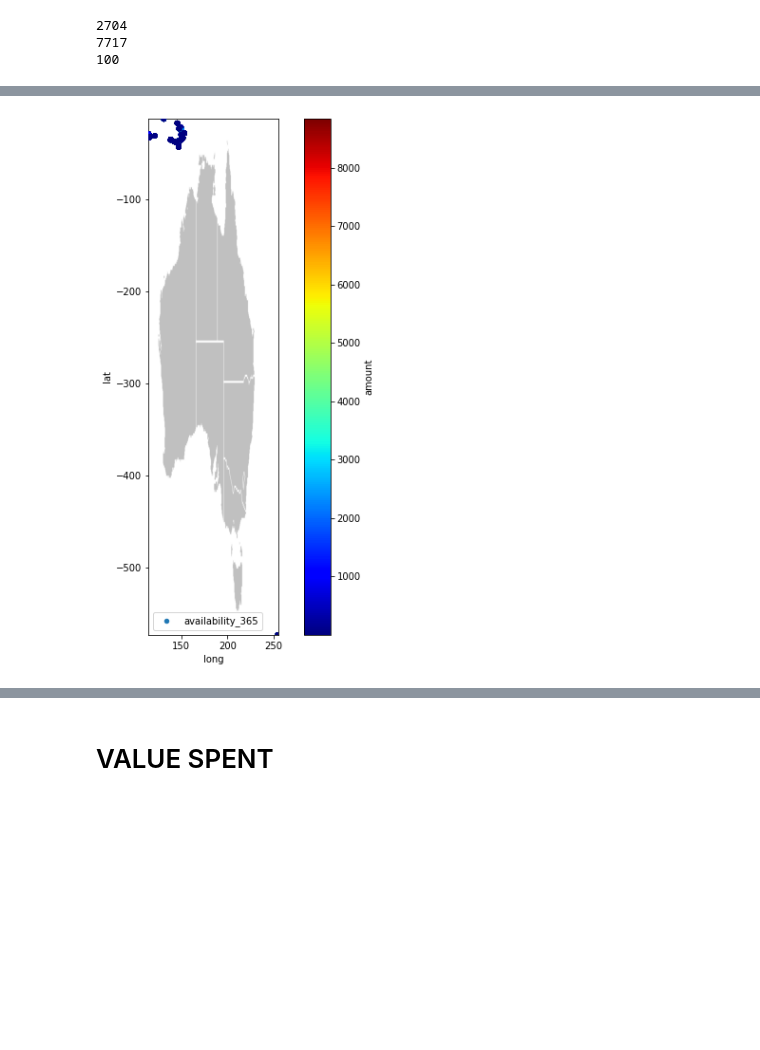
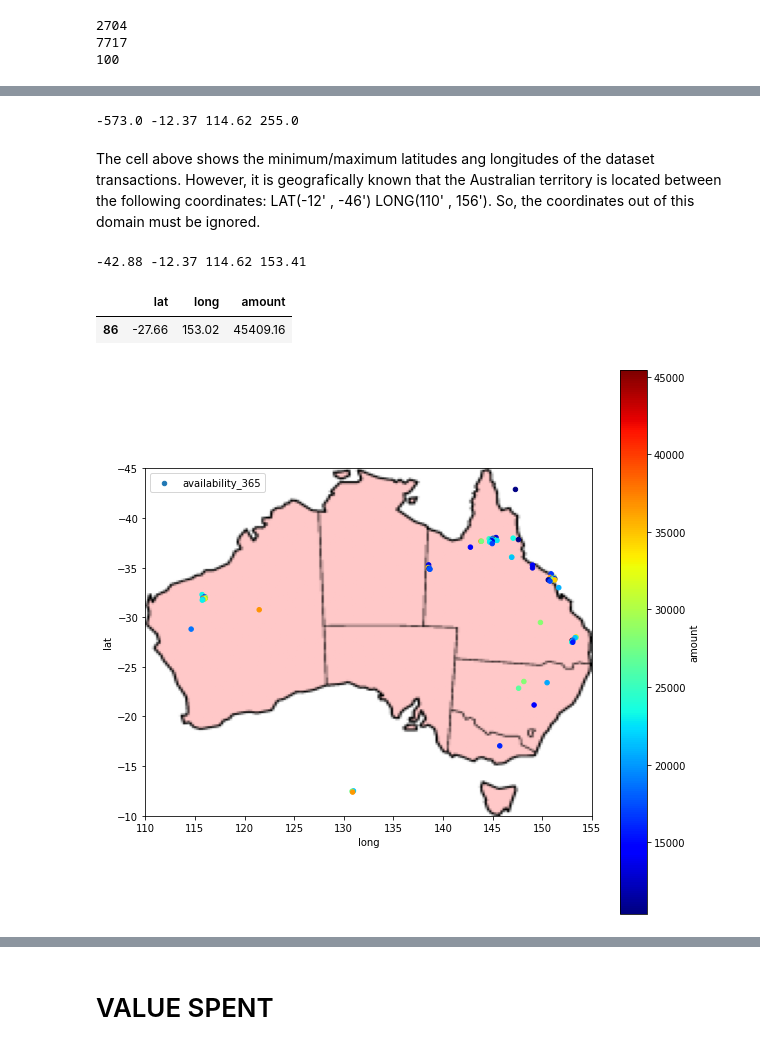
Before and after one commit to jvaragao25/explore, a Jupyter notebook: ANZ.ipynb, the cells around one changed output, grey strips where cells are left out. Cells and saved outputs as stored; diff of their text form; code cells hidden in the pictures; blank space fills up the shorter version.

```diff
--- a/ANZ.ipynb
+++ b/ANZ.ipynb
@@ -1023,16 +968,0 @@ data[['long_lat','amount']].groupby('long_lat').count().sort_values(by='amount',
-# %%
-long=data.long
-new_long=[]
-for i in long:
-  i=str(i)
-  a=i.split(sep='.')[0]
-  new_long.append(a)
-data['long']=new_long
-# %%
-lat=data.lat
-new_lat=[]
-for i in lat:
-  i=str(i)
-  a=i.split(sep='.')[0]
-  new_lat.append(a)
-data['lat']=new_lat
@@ -1116,0 +969,4 @@ viz_4.legend()
+# %%
+data_loc=data[['long','lat','amount']].groupby(['lat','long']).sum()
+data_loc.reset_index(inplace=True)
+data_loc.head()
@@ -1117,18 +980,35 @@ viz_4.legend()
+# %%
+print(data_loc.lat.min(),data_loc.lat.max(),data_loc.long.min(),data_loc.long.max())
+# %% [output]
+-573.0 -12.37 114.62 255.0
+# %% [markdown]
+The cell above shows the minimum/maximum latitudes ang longitudes of the dataset transactions. However, it is geografically known that the Australian territory is located between the following coordinates: LAT(-12' , -46') LONG(110' , 156'). So, the coordinates out of this domain must be ignored.
+# %%
+#EXCLUDING THE ERROR IN THE LAT/LONG DATA
+data_loc=data_loc[(data_loc['lat']>-48) | (data_loc['long']<156)]
+print(data_loc.lat.min(),data_loc.lat.max(),data_loc.long.min(),data_loc.long.max())
+# %% [output]
+-42.88 -12.37 114.62 153.41
+# %%
+data_loc.loc[data_loc['amount']==data_loc.amount.max()]
+# %% [output]
+|  | lat | long | amount |
+| 86 | -27.66 | 153.02 | 45409.16 |
 # %%
 import urllib
 #initializing the figure size
 plt.figure(figsize=(10,10))
 #loading the png NYC image found on Google and saving to my local folder along with the project
-i=urllib.request.urlopen('https://upload.wikimedia.org/wikipedia/commons/3/32/Australia-blank-locator.png')
+i=urllib.request.urlopen('https://upload.wikimedia.org/wikipedia/commons/9/94/Australia_states_map.png')
 aus_img=plt.imread(i)
 #scaling the image based on the latitude and longitude max and mins for proper output
-plt.imshow(aus_img, zorder=0,extent=[data.long.min(), data.long.max(),data.lat.min(), data.lat.max()])
+plt.imshow(aus_img, zorder=0,extent=[110,155,-10,-45]) #extent=[data_loc.long.min(), data_loc.long.max(), data_loc.lat.max(), data_loc.lat.min()]
 ax=plt.gca()
 #using scatterplot again
-data[['long','lat','amount']].plot(kind='scatter', x='long', y='lat', label='availability_365', c='amount', ax=ax,
-                                   cmap=plt.get_cmap('jet'), colorbar=True, zorder=5)
+data_loc.plot(kind='scatter', x='long', y='lat', label='availability_365', c='amount', marker='o', ax=ax,
+                                   cmap=plt.get_cmap('jet'), colorbar=True, zorder=100)
 
 plt.legend()
 plt.show()
 # %% [output]
-[figure, old version]
+[figure, new version]
```
Also changed, not shown: parts of 88 cells of this notebook.
